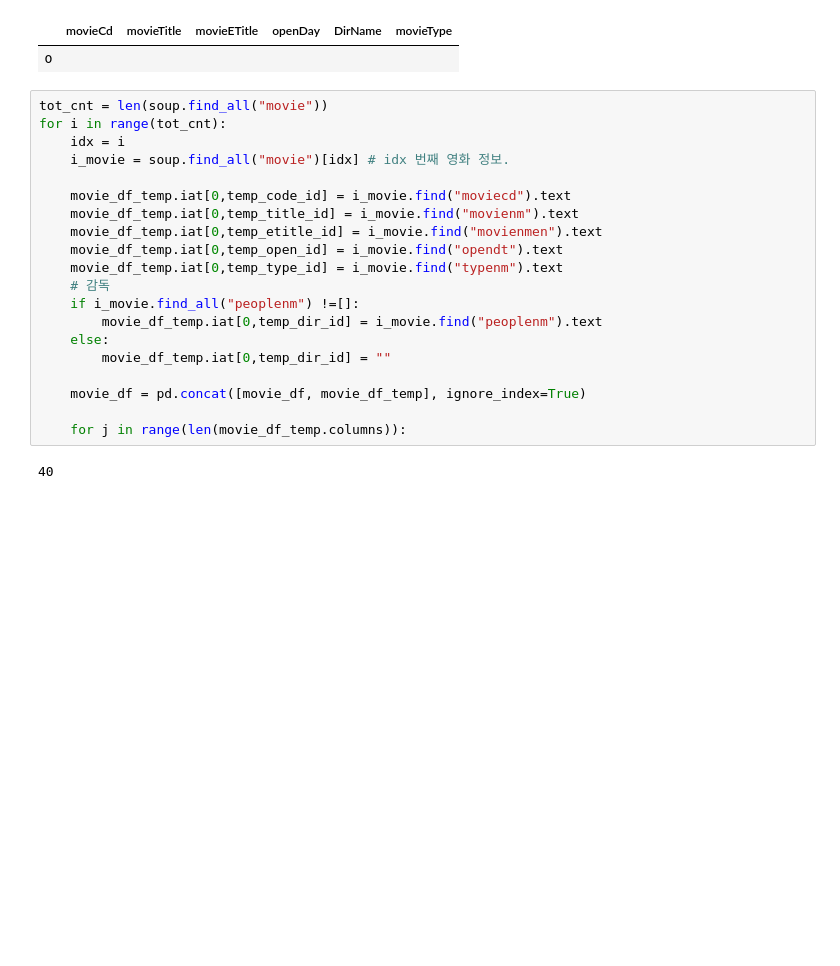
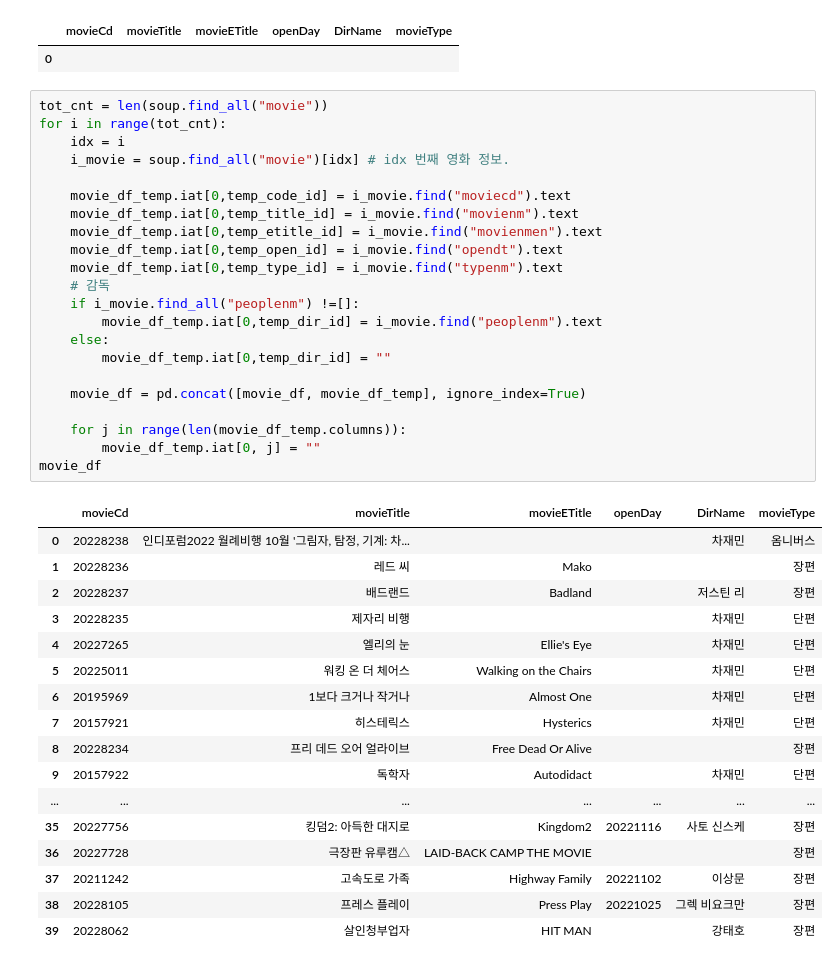
Before and after one commit to one-gidung/T_ACADEMY_ASAC, a Jupyter notebook: Data_Handling/10.25_XML.ipynb, the cells around one changed output. Cells and saved outputs as stored; diff of their text form; blank space fills up the shorter version.

```diff
--- a/Data_Handling/10.25_XML.ipynb
+++ b/Data_Handling/10.25_XML.ipynb
@@ -216,22 +216,40 @@ pd.concat([movie_df, movie_df_temp], ignore_index=True)
 # %%
 tot_cnt = len(soup.find_all("movie"))
 for i in range(tot_cnt):
     idx = i
     i_movie = soup.find_all("movie")[idx] # idx 번째 영화 정보.
 
     movie_df_temp.iat[0,temp_code_id] = i_movie.find("moviecd").text
     movie_df_temp.iat[0,temp_title_id] = i_movie.find("movienm").text
     movie_df_temp.iat[0,temp_etitle_id] = i_movie.find("movienmen").text
     movie_df_temp.iat[0,temp_open_id] = i_movie.find("opendt").text
     movie_df_temp.iat[0,temp_type_id] = i_movie.find("typenm").text
     # 감독
     if i_movie.find_all("peoplenm") !=[]:
         movie_df_temp.iat[0,temp_dir_id] = i_movie.find("peoplenm").text
     else:
         movie_df_temp.iat[0,temp_dir_id] = ""
 
     movie_df = pd.concat([movie_df, movie_df_temp], ignore_index=True)
 
     for j in range(len(movie_df_temp.columns)):
+        movie_df_temp.iat[0, j] = ""
+movie_df
 # %% [output]
-40
+|  | movieCd | movieTitle | movieETitle | openDay | DirName | movieType |
+| 0 | 20228238 | 인디포럼2022 월례비행 10월 '그림자, 탐정, 기계: 차... |  |  | 차재민 | 옴니버스 |
+| 1 | 20228236 | 레드 씨 | Mako |  |  | 장편 |
+| 2 | 20228237 | 배드랜드 | Badland |  | 저스틴 리 | 장편 |
+| 3 | 20228235 | 제자리 비행 |  |  | 차재민 | 단편 |
+| 4 | 20227265 | 엘리의 눈 | Ellie's Eye |  | 차재민 | 단편 |
+| 5 | 20225011 | 워킹 온 더 체어스 | Walking on the Chairs |  | 차재민 | 단편 |
+| 6 | 20195969 | 1보다 크거나 작거나 | Almost One |  | 차재민 | 단편 |
+| 7 | 20157921 | 히스테릭스 | Hysterics |  | 차재민 | 단편 |
+| 8 | 20228234 | 프리 데드 오어 얼라이브 | Free Dead Or Alive |  |  | 장편 |
+| 9 | 20157922 | 독학자 | Autodidact |  | 차재민 | 단편 |
+| ... | ... | ... | ... | ... | ... | ... |
+| 35 | 20227756 | 킹덤2: 아득한 대지로 | Kingdom2 | 20221116 | 사토 신스케 | 장편 |
+| 36 | 20227728 | 극장판 유루캠△ | LAID-BACK CAMP THE MOVIE |  |  | 장편 |
+| 37 | 20211242 | 고속도로 가족 | Highway Family | 20221102 | 이상문 | 장편 |
+| 38 | 20228105 | 프레스 플레이 | Press Play | 20221025 | 그렉 비요크만 | 장편 |
+| 39 | 20228062 | 살인청부업자 | HIT MAN |  | 강태호 | 장편 |
```
Also changed, not shown: parts of 6 cells of this notebook.
